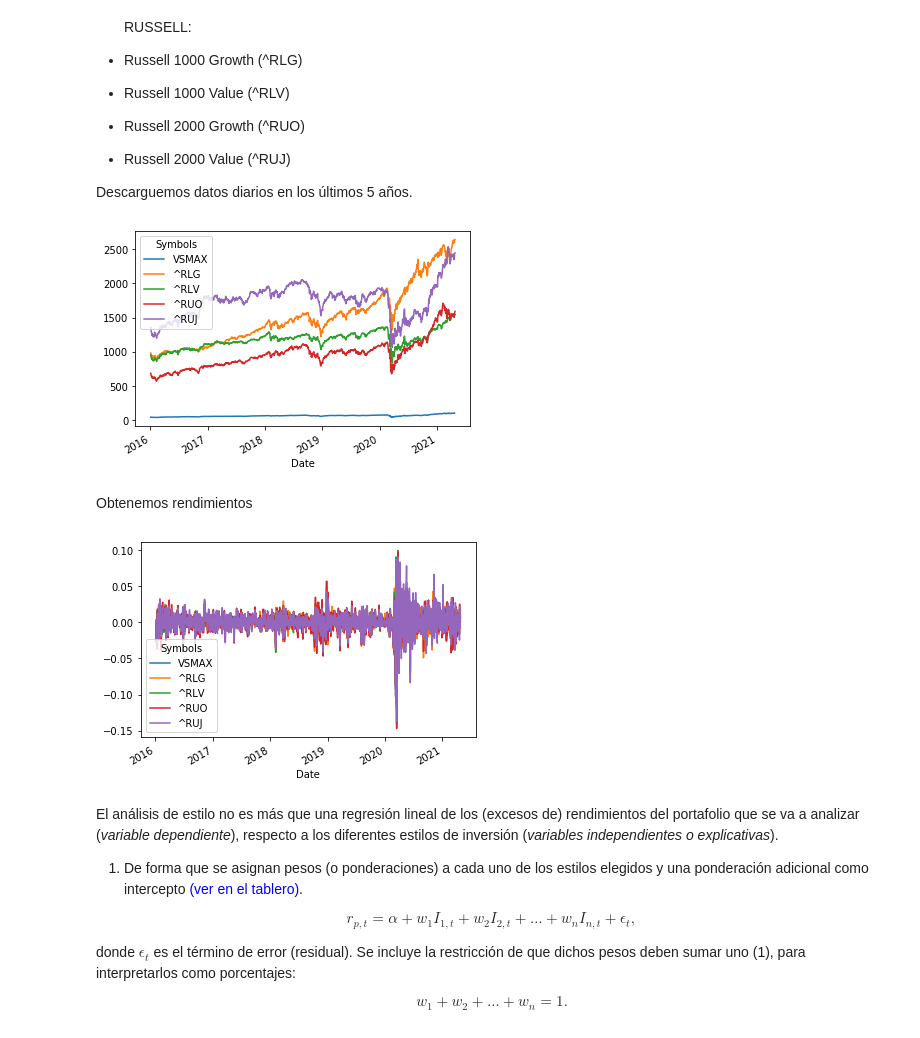
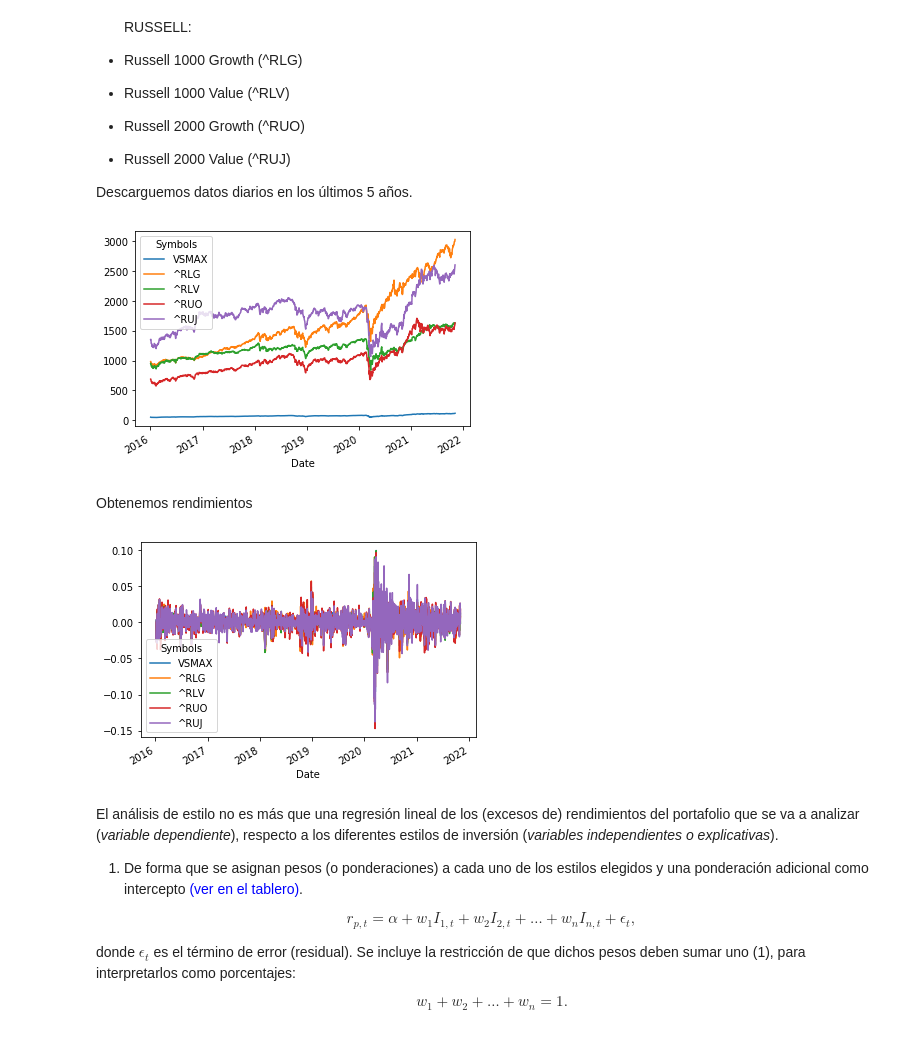
Before and after one commit to Fernando28AC/porinvo2021, a Jupyter notebook: Modulo4/Clase19_AnalisisEstilo.ipynb, the cells around one changed output. Drawn from its saved outputs; the diff is of its cells as text; code cells hidden in the pictures.

```diff
--- a/Modulo4/Clase19_AnalisisEstilo.ipynb
+++ b/Modulo4/Clase19_AnalisisEstilo.ipynb
@@ -85,14 +85,17 @@ def get_adj_closes(tickers, start_date=None, end_date=None):
     return closes
 # %%
 # Nombres de instrumentos que vamos a importar
-
+names = ["VSMAX", "^RLG", "^RLV", "^RUO", "^RUJ"]
 # Fechas de inicio y fin
+start = "2016-01-01"
 # %%
 # Descargamos datos
+closes = get_adj_closes(tickers=names, start_date=start)
 # %%
 # Graficamos
+closes.plot();
 # %% [output]
-[figure, old version]
+[figure, new version]
 # %% [markdown]
 Obtenemos rendimientos
 # %%
@@ -100,7 +104,8 @@ Obtenemos rendimientos
 # %%
 # Graficamos
+ret.plot();
 # %% [output]
-[figure, old version]
+[figure, new version]
 # %% [markdown]
 El análisis de estilo no es más que una regresión lineal de los (excesos de) rendimientos del portafolio que se va a analizar (*variable dependiente*), respecto a los diferentes estilos de inversión (*variables independientes o explicativas*).
 
```
Also changed, not shown: parts of 28 cells of this notebook, 1 other file.
